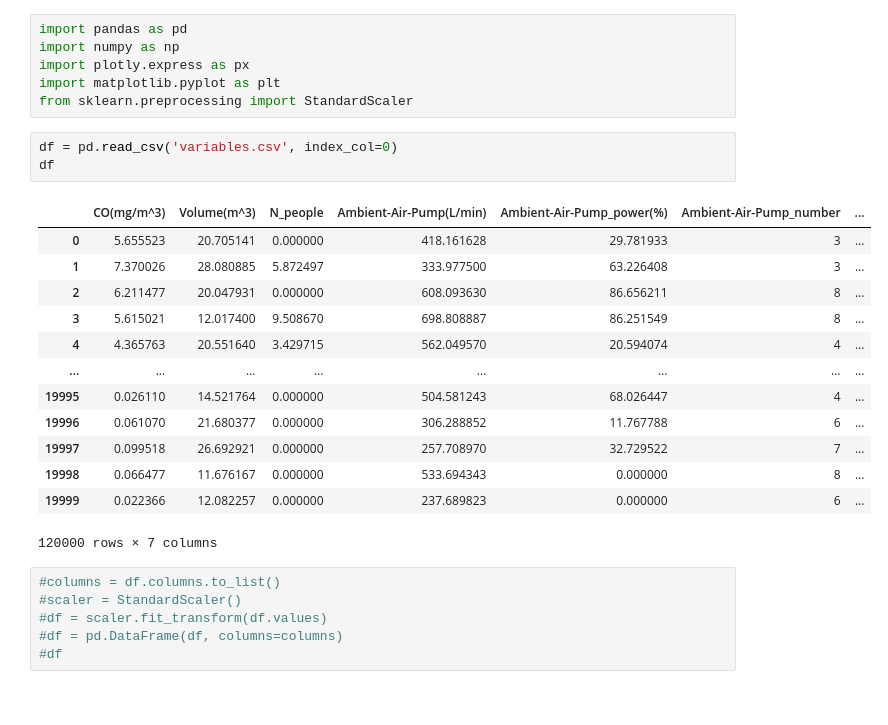
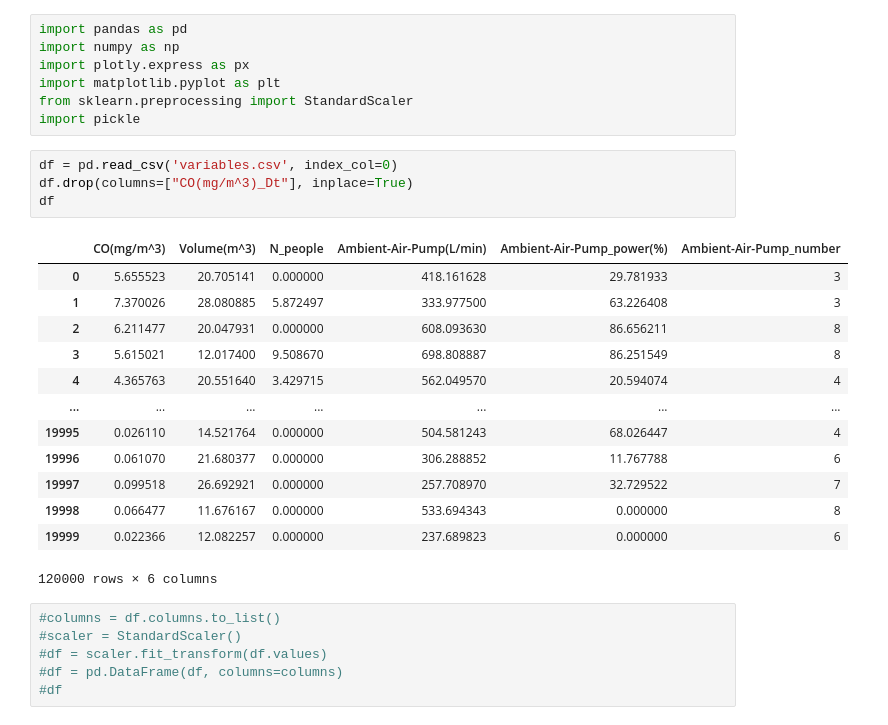
Before and after one commit to Ishikawa7/Imaging-Air-Control, a Jupyter notebook: anomalies_variables.ipynb, the cells around one changed output. Drawn from its saved outputs; the diff is of its cells as text.

```diff
--- a/anomalies_variables.ipynb
+++ b/anomalies_variables.ipynb
@@ -4,23 +4,25 @@ import numpy as np
 import plotly.express as px
 import matplotlib.pyplot as plt
 from sklearn.preprocessing import StandardScaler
+import pickle
 # %%
 df = pd.read_csv('variables.csv', index_col=0)
+df.drop(columns=["CO(mg/m^3)_Dt"], inplace=True)
 df
 # %% [output]
-|  | CO(mg/m^3) | Volume(m^3) | N_people | Ambient-Air-Pump(L/min) | Ambient-Air-Pump_power(%) | Ambient-Air-Pump_number | ... |
-| 0 | 5.655523 | 20.705141 | 0.000000 | 418.161628 | 29.781933 | 3 | ... |
-| 1 | 7.370026 | 28.080885 | 5.872497 | 333.977500 | 63.226408 | 3 | ... |
-| 2 | 6.211477 | 20.047931 | 0.000000 | 608.093630 | 86.656211 | 8 | ... |
-| 3 | 5.615021 | 12.017400 | 9.508670 | 698.808887 | 86.251549 | 8 | ... |
-| 4 | 4.365763 | 20.551640 | 3.429715 | 562.049570 | 20.594074 | 4 | ... |
-| ... | ... | ... | ... | ... | ... | ... | ... |
-| 19995 | 0.026110 | 14.521764 | 0.000000 | 504.581243 | 68.026447 | 4 | ... |
-| 19996 | 0.061070 | 21.680377 | 0.000000 | 306.288852 | 11.767788 | 6 | ... |
-| 19997 | 0.099518 | 26.692921 | 0.000000 | 257.708970 | 32.729522 | 7 | ... |
-| 19998 | 0.066477 | 11.676167 | 0.000000 | 533.694343 | 0.000000 | 8 | ... |
-| 19999 | 0.022366 | 12.082257 | 0.000000 | 237.689823 | 0.000000 | 6 | ... |
+|  | CO(mg/m^3) | Volume(m^3) | N_people | Ambient-Air-Pump(L/min) | Ambient-Air-Pump_power(%) | Ambient-Air-Pump_number |
+| 0 | 5.655523 | 20.705141 | 0.000000 | 418.161628 | 29.781933 | 3 |
+| 1 | 7.370026 | 28.080885 | 5.872497 | 333.977500 | 63.226408 | 3 |
+| 2 | 6.211477 | 20.047931 | 0.000000 | 608.093630 | 86.656211 | 8 |
+| 3 | 5.615021 | 12.017400 | 9.508670 | 698.808887 | 86.251549 | 8 |
+| 4 | 4.365763 | 20.551640 | 3.429715 | 562.049570 | 20.594074 | 4 |
+| ... | ... | ... | ... | ... | ... | ... |
+| 19995 | 0.026110 | 14.521764 | 0.000000 | 504.581243 | 68.026447 | 4 |
+| 19996 | 0.061070 | 21.680377 | 0.000000 | 306.288852 | 11.767788 | 6 |
+| 19997 | 0.099518 | 26.692921 | 0.000000 | 257.708970 | 32.729522 | 7 |
+| 19998 | 0.066477 | 11.676167 | 0.000000 | 533.694343 | 0.000000 | 8 |
+| 19999 | 0.022366 | 12.082257 | 0.000000 | 237.689823 | 0.000000 | 6 |
-120000 rows × 7 columns
+120000 rows × 6 columns
 # %%
 #columns = df.columns.to_list()
 #scaler = StandardScaler()
```
Also changed, not shown: parts of 11 cells of this notebook, 12 other files.
